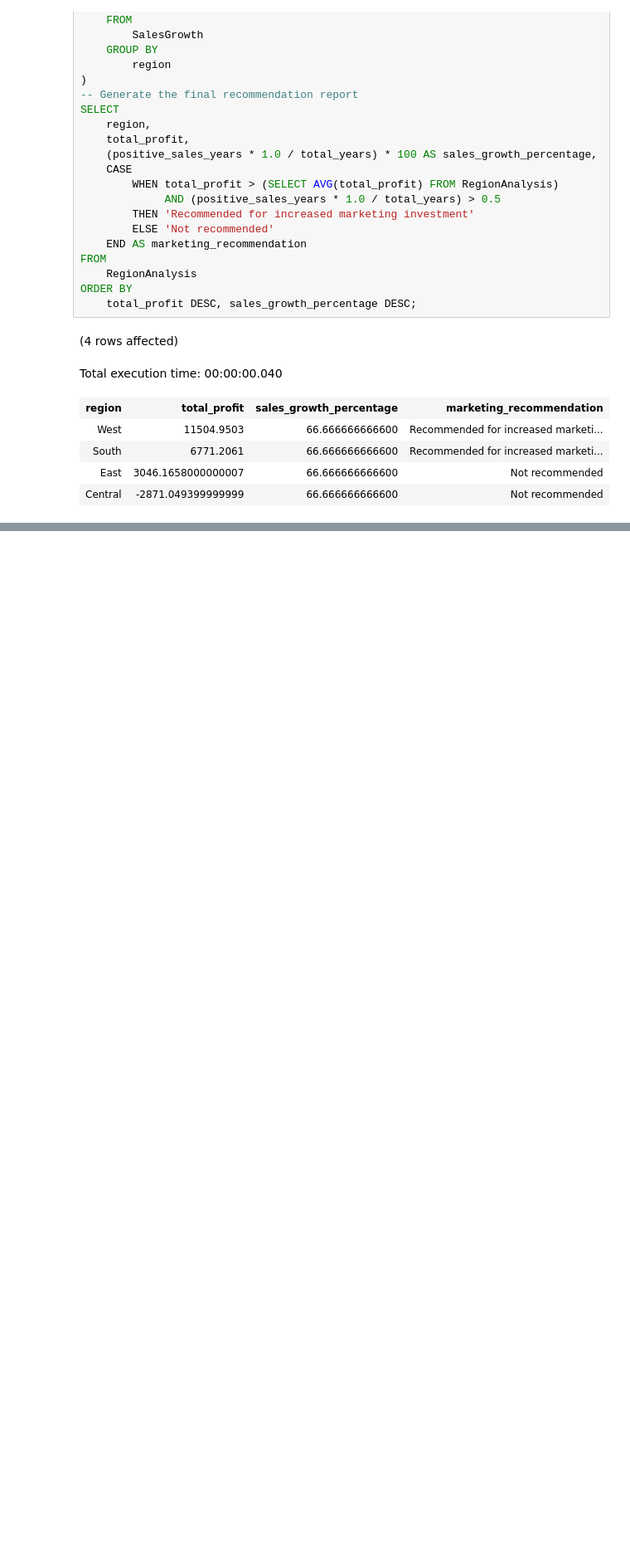
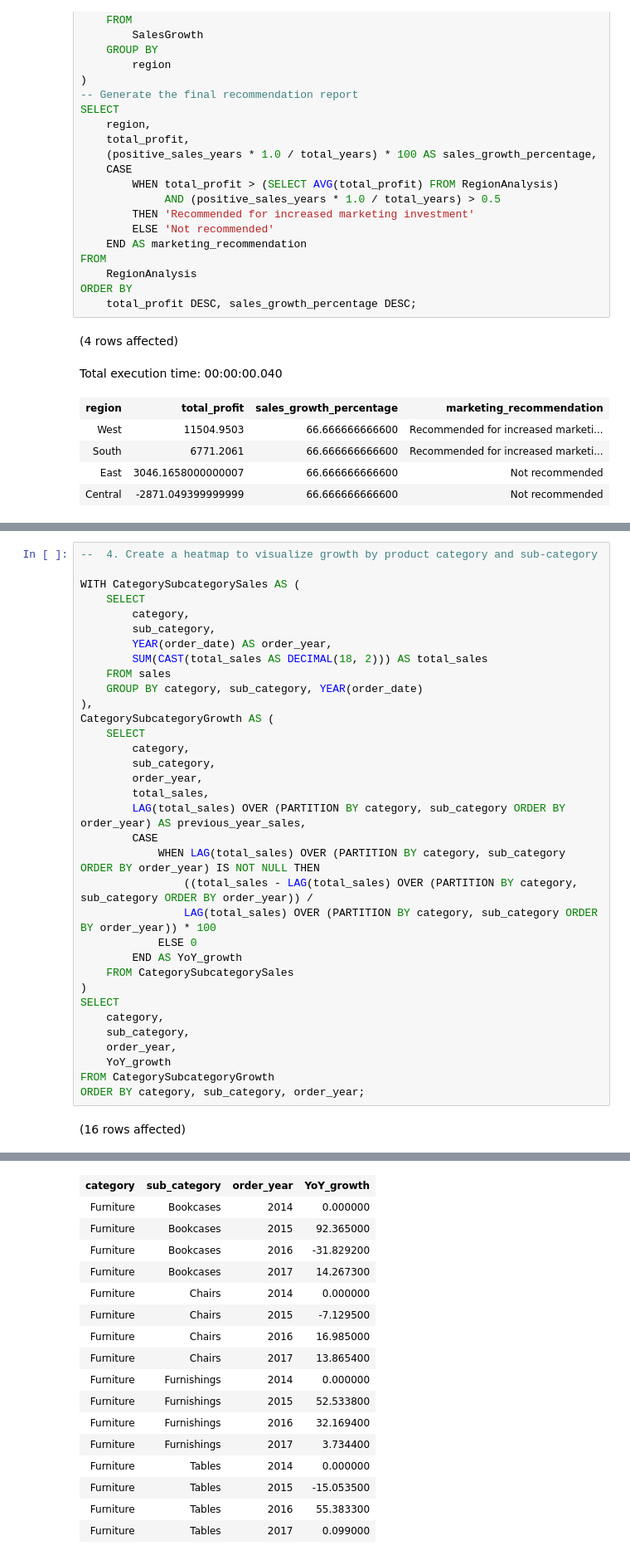
Before and after one commit to davidjayjackson/furniture_sales, a Jupyter notebook: furniture_sales.ipynb, the cells around one changed output, grey strips where cells are left out. Shown at 83% size. Cells and saved outputs as stored; diff of their text form; blank space fills up the shorter version.

```diff
--- a/furniture_sales.ipynb
+++ b/furniture_sales.ipynb
@@ -375,0 +645,36 @@ Total execution time: 00:00:00.040
+# %%
+--  4. Create a heatmap to visualize growth by product category and sub-category
+
+WITH CategorySubcategorySales AS (
+    SELECT
+        category,
+        sub_category,
+        YEAR(order_date) AS order_year,
+        SUM(CAST(total_sales AS DECIMAL(18, 2))) AS total_sales
+    FROM sales
+    GROUP BY category, sub_category, YEAR(order_date)
+),
+CategorySubcategoryGrowth AS (
+    SELECT
+        category,
+        sub_category,
+        order_year,
+        total_sales,
+        LAG(total_sales) OVER (PARTITION BY category, sub_category ORDER BY order_year) AS previous_year_sales,
+        CASE
+            WHEN LAG(total_sales) OVER (PARTITION BY category, sub_category ORDER BY order_year) IS NOT NULL THEN
+                ((total_sales - LAG(total_sales) OVER (PARTITION BY category, sub_category ORDER BY order_year)) /
+                LAG(total_sales) OVER (PARTITION BY category, sub_category ORDER BY order_year)) * 100
+            ELSE 0
+        END AS YoY_growth
+    FROM CategorySubcategorySales
+)
+SELECT
+    category,
+    sub_category,
+    order_year,
+    YoY_growth
+FROM CategorySubcategoryGrowth
+ORDER BY category, sub_category, order_year;
+# %% [output]
+(16 rows affected)
@@ -375,0 +682,17 @@ Total execution time: 00:00:00.040
+| category | sub_category | order_year | YoY_growth |
+| Furniture | Bookcases | 2014 | 0.000000 |
+| Furniture | Bookcases | 2015 | 92.365000 |
+| Furniture | Bookcases | 2016 | -31.829200 |
+| Furniture | Bookcases | 2017 | 14.267300 |
+| Furniture | Chairs | 2014 | 0.000000 |
+| Furniture | Chairs | 2015 | -7.129500 |
+| Furniture | Chairs | 2016 | 16.985000 |
+| Furniture | Chairs | 2017 | 13.865400 |
+| Furniture | Furnishings | 2014 | 0.000000 |
+| Furniture | Furnishings | 2015 | 52.533800 |
+| Furniture | Furnishings | 2016 | 32.169400 |
+| Furniture | Furnishings | 2017 | 3.734400 |
+| Furniture | Tables | 2014 | 0.000000 |
+| Furniture | Tables | 2015 | -15.053500 |
+| Furniture | Tables | 2016 | 55.383300 |
+| Furniture | Tables | 2017 | 0.099000 |
```
Also changed, not shown: parts of 10 cells of this notebook.
